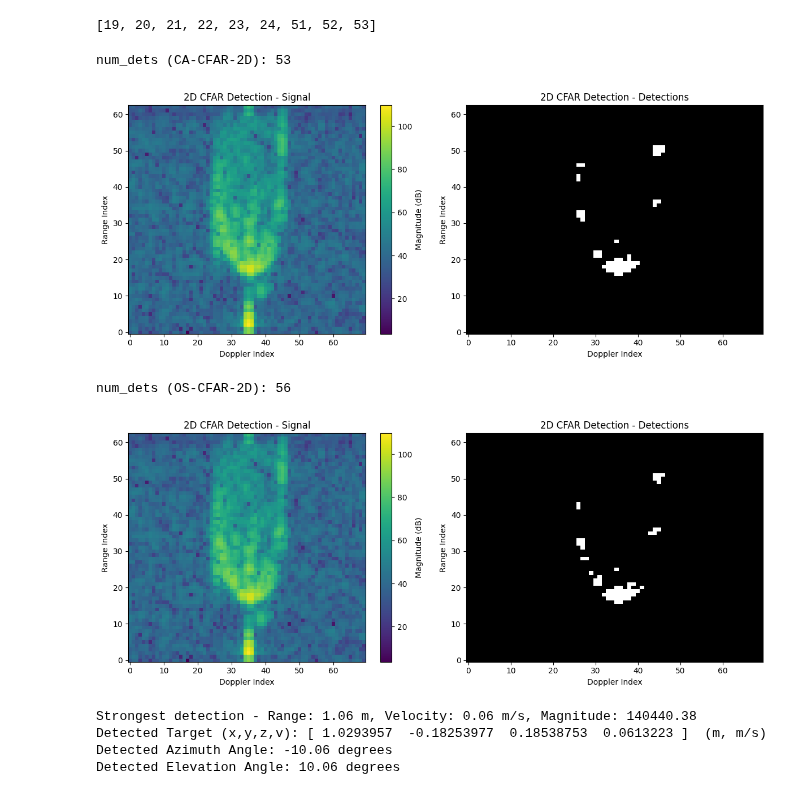
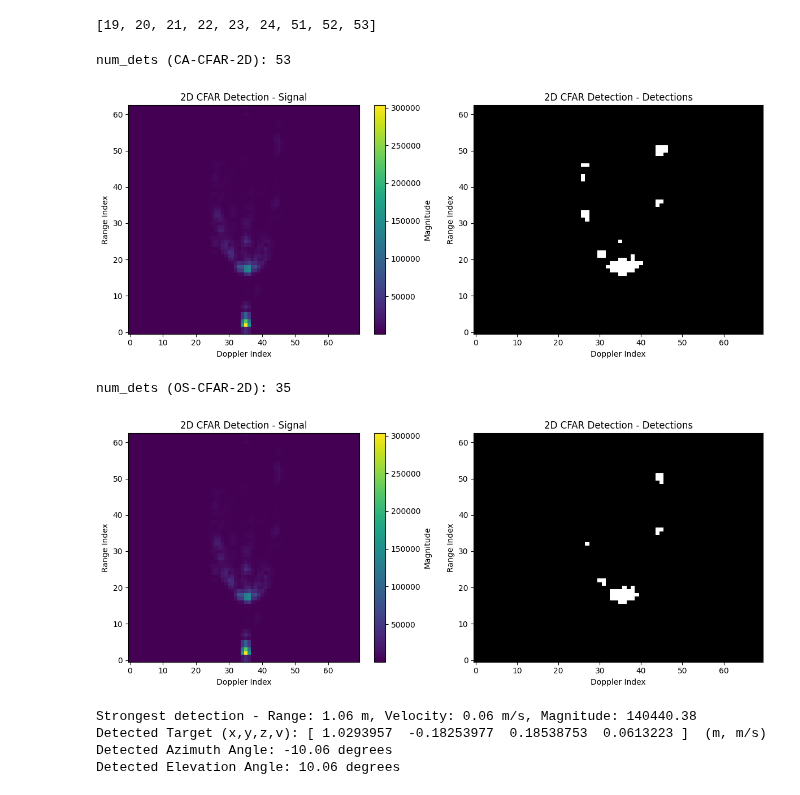
Before and after one commit to davidmhunt/mmwave_radar_processing, a Jupyter notebook: notebooks/view_radar_data_testing_detectors.ipynb, the cells around one changed output. Cells and saved outputs as stored; diff of their text form; code cells hidden in the pictures.

```diff
--- a/notebooks/view_radar_data_testing_detectors.ipynb
+++ b/notebooks/view_radar_data_testing_detectors.ipynb
@@ -253,43 +253,39 @@ rng_dop_resp = np.abs(rng_dop_resp_raw[0,:,:])
 num_train = (7,7)
 num_guard = (4,4)
 
 ca_cfar_2d = CaCFAR2D(
     num_train=num_train,
     num_guard=num_guard,
     pfa=1e-2
 )
 
 rho = 0.8
 N_train_window = (2 * (num_train[0] + num_guard[0])) * (2 * (num_train[1] + num_guard[1]))
 N_guard_window = (2 * num_guard[0]) * (2 * num_guard[1])
 N_train_cells = N_train_window - N_guard_window - 1
 k_rank = int(rho * N_train_cells)
 
 os_cfar_2d = OsCFAR2D(
     num_train=num_train,
     num_guard=num_guard,
-    k_rank=k_rank,
+    rho=rho,
     alpha=5
 )
 
 dets = ca_cfar_2d.detect(rng_dop_resp)
 print(f"num_dets (CA-CFAR-2D): {len(dets)}")
 ca_cfar_2d.plot_detections(
-    X=rng_dop_resp,
-    convert_to_dB=True
-)
+    X=rng_dop_resp)
 
 dets = os_cfar_2d.detect(rng_dop_resp)
 print(f"num_dets (OS-CFAR-2D): {len(dets)}")
 os_cfar_2d.plot_detections(
-    X=rng_dop_resp,
-    convert_to_dB=True
-)
+    X=rng_dop_resp)
 # %% [output]
 num_dets (CA-CFAR-2D): 53
-[figure, old version]
+[figure, new version]
-num_dets (OS-CFAR-2D): 56
+num_dets (OS-CFAR-2D): 35
-[figure, old version]
+[figure, new version]
 # %%
 #initialize angle bins
 num_angle_bins = 64
```
Also changed, not shown: parts of 3 cells of this notebook, 8 other files.
